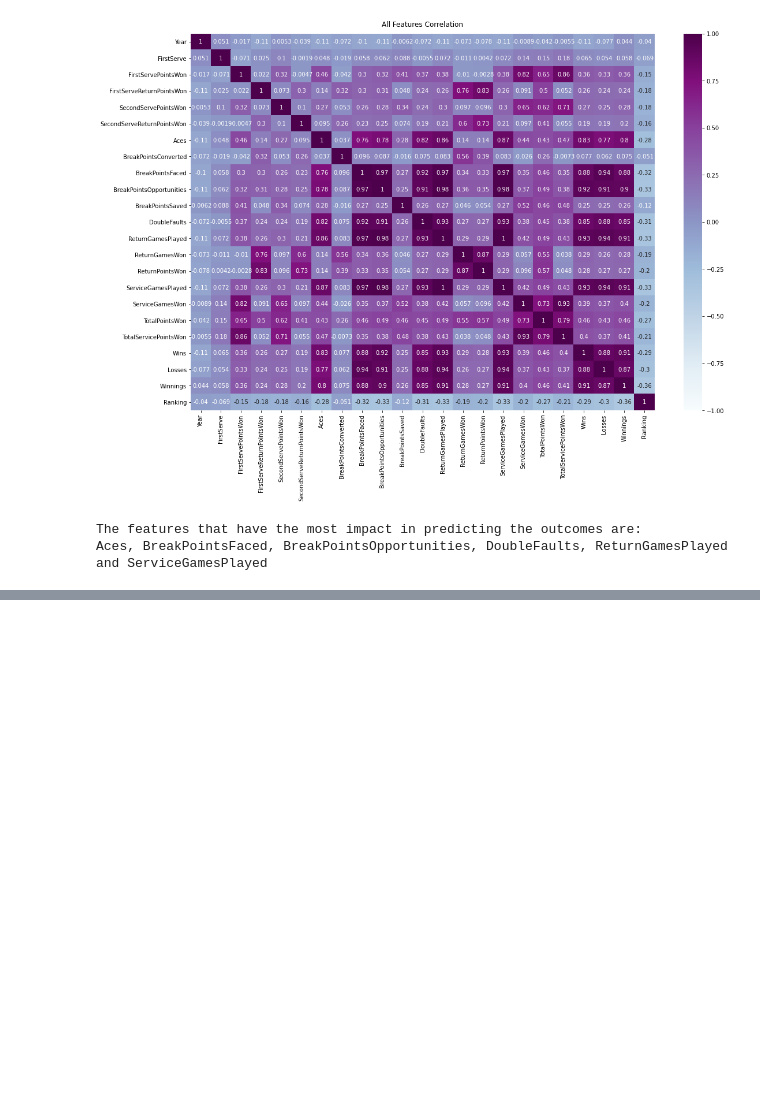
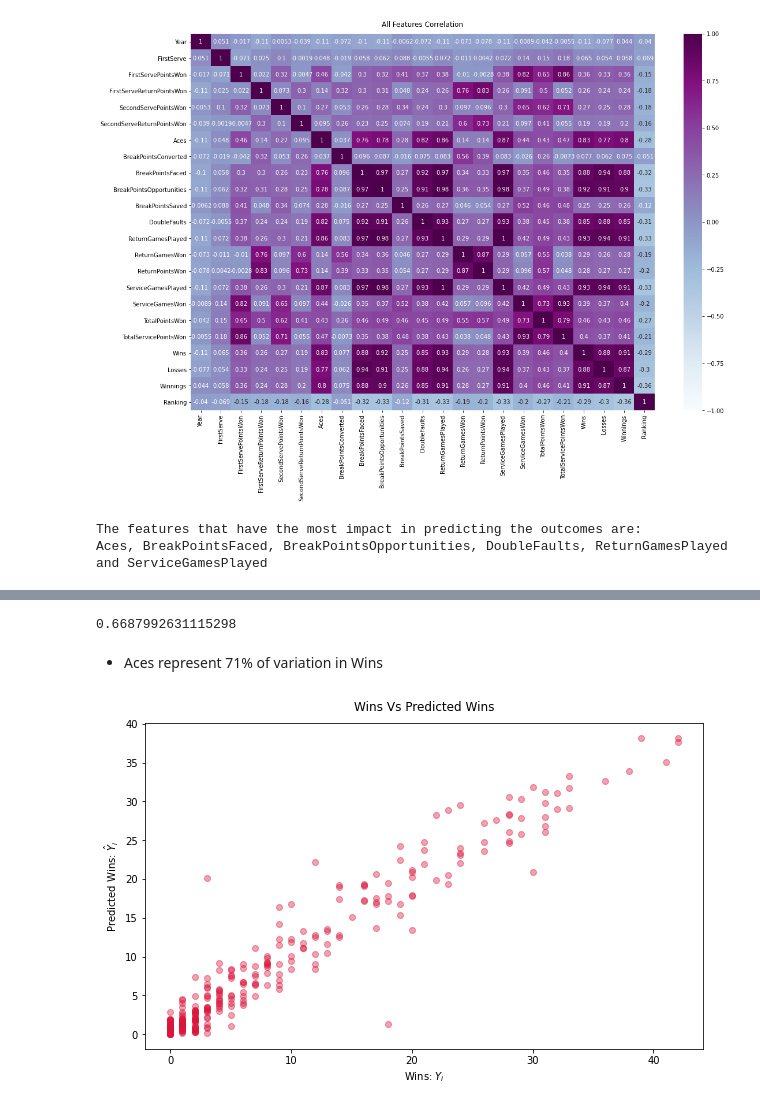
Before and after one commit to princeKike27/Tennis-Ace, a Jupyter notebook: Tennis_Ace.ipynb, the cells around one changed output, grey strips where cells are left out. Saved outputs shown, nothing was run; the diff lists cells and outputs as text; code cells hidden in the pictures; blank space fills up the shorter version.

```diff
--- a/Tennis_Ace.ipynb
+++ b/Tennis_Ace.ipynb
@@ -243,0 +316,21 @@ plt.show()
+# %%
+# evaluate models accuracy with test data
+line_fitter.score(x_test, y_test)
+# %% [output]
+0.6687992631115298
+# %% [markdown]
+- Aces represent 71% of variation in Wins
+# %%
+# predict y using the test data
+prediction = line_fitter.predict(x_test)
+
+# plot outcome Vs predicted_outcome
+f, ax = plt.subplots(figsize=(10, 6))
+plt.scatter(y_test, prediction, alpha=0.4, color='crimson')
+
+plt.xlabel('Wins: $Y_i$')
+plt.ylabel('Predicted Wins: $\hat{Y}_i$')
+plt.title('Wins Vs Predicted Wins', pad=12)
+plt.show()
+# %% [output]
+[figure, added]
```
Also changed, not shown: parts of 21 cells of this notebook.
